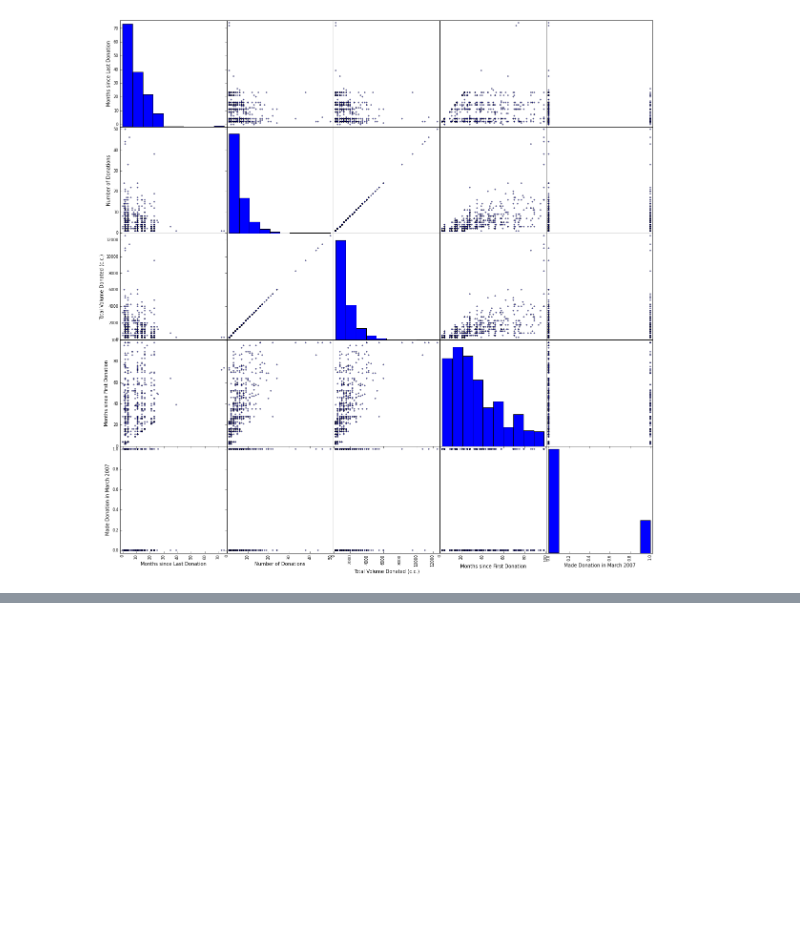
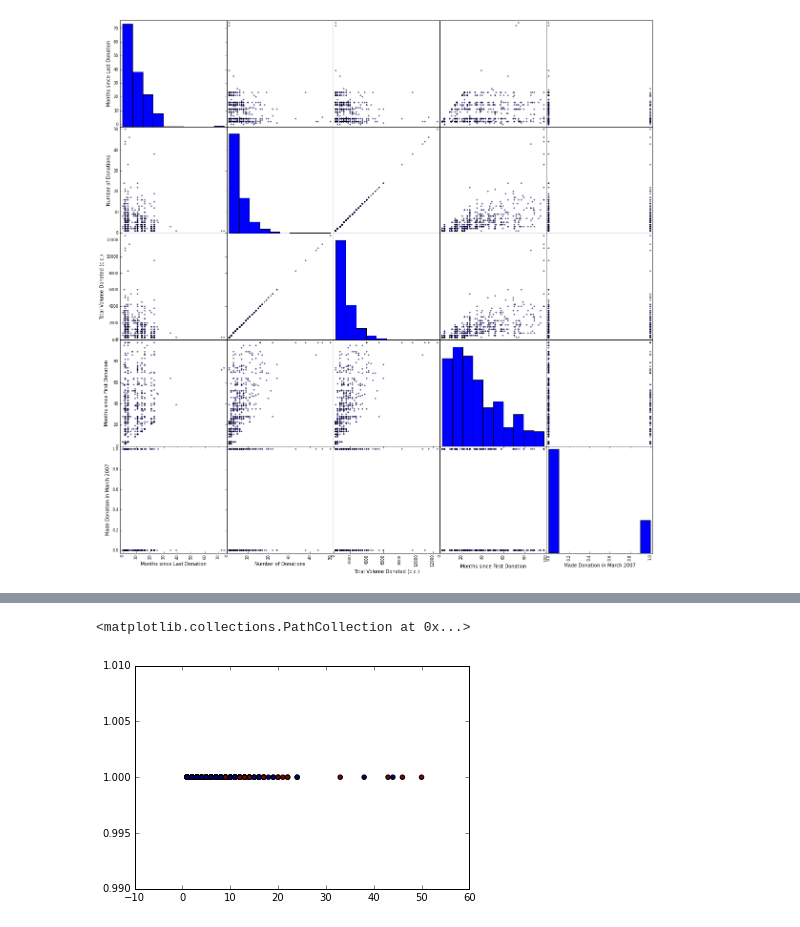
Before and after one commit to davisincubator/digblood, a Jupyter notebook: notebooks/1.0-jfa-initial_data_exploration.ipynb, the cells around one changed output, grey strips where cells are left out. Cells and saved outputs as stored; diff of their text form; code cells hidden in the pictures; blank space fills up the shorter version.

Commit message:
Started scatterplotting to see if any data is linearly separable; Added some notes; Added `images` folder

```diff
--- a/notebooks/1.0-jfa-initial_data_exploration.ipynb
+++ b/notebooks/1.0-jfa-initial_data_exploration.ipynb
@@ -54,0 +98,10 @@ pd.scatter_matrix?
+# %%
+Ndatapoints = df_blood.count()
+Ndatapoints = Ndatapoints[1]
+
+plt.scatter(x=df_blood['Number of Donations'],
+            y=[1]*Ndatapoints,
+            c=df_blood['Made Donation in March 2007'])
+# %% [output]
+<matplotlib.collections.PathCollection at 0x...>
+[figure, added]
```
Also changed, not shown: parts of 11 cells of this notebook, 1 other file.
